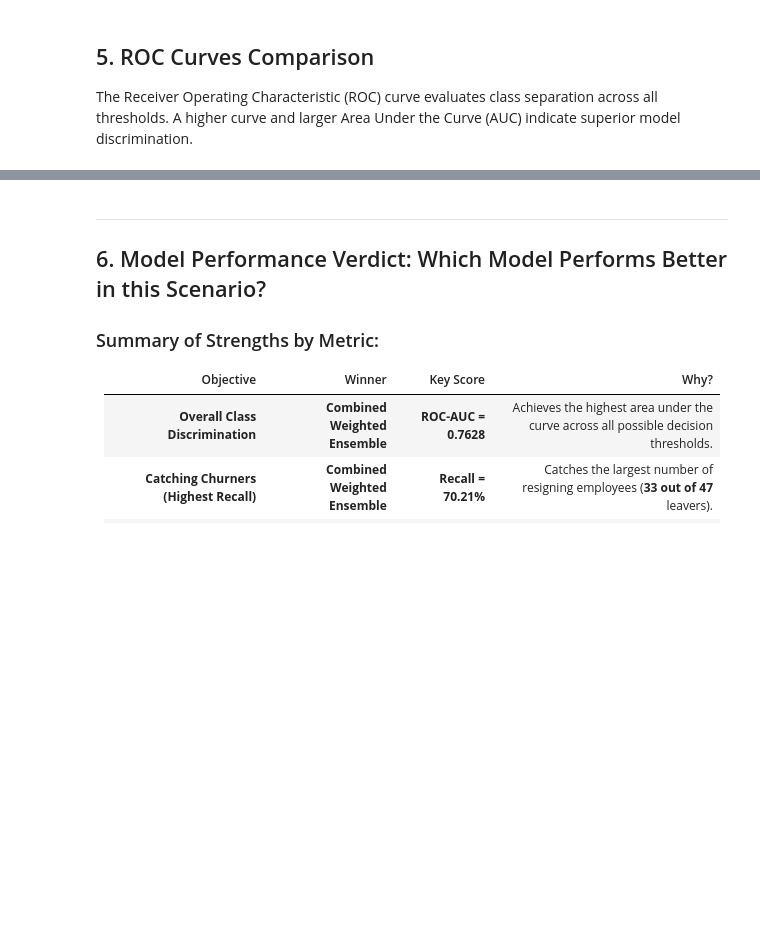
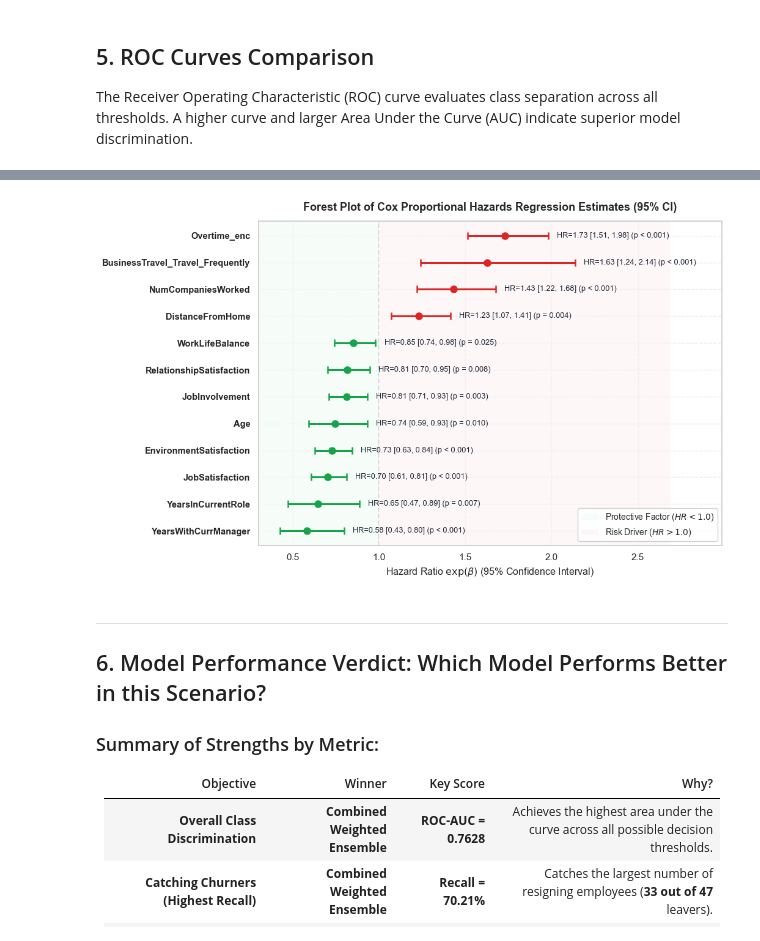
Before and after one commit to Adhii04/Mini-PJT, a Jupyter notebook: Intern_task-1/model_evaluation.ipynb, the cells around one changed output, grey strips where cells are left out. Drawn from its saved outputs; the diff is of its cells as text; code cells hidden in the pictures; blank space fills up the shorter version.

```diff
--- a/Intern_task-1/model_evaluation.ipynb
+++ b/Intern_task-1/model_evaluation.ipynb
@@ -283,3 +513,69 @@ plt.show()
+# %%
+# Forest plot of Cox proportional hazards regression estimates with 95% confidence intervals
+# Dynamically extracted directly from fitted CoxPH model (cph.summary)
+import numpy as np
+import matplotlib.pyplot as plt
+
+# 1. Extract regression coefficients, hazard ratios, 95% CI, and p-values directly from cph
+cph_summary = cph.summary.copy()
+
+# Drop duration variable if present in covariates
+if 'YearsAtCompany' in cph_summary.index:
+    cph_summary = cph_summary.drop(index='YearsAtCompany')
+
+# Select statistically significant features (p < 0.05), sorted by p-value
+sig_features = cph_summary[cph_summary['p'] < 0.05].sort_values(by='p').head(12)
+
+# Sort by hazard ratio for a clean, ordered visual presentation (protective to risk)
+plot_df = sig_features.sort_values(by='exp(coef)', ascending=True)
+
+y_pos = np.arange(len(plot_df))
+hrs = plot_df['exp(coef)'].values
+lows = plot_df['exp(coef) lower 95%'].values
+highs = plot_df['exp(coef) upper 95%'].values
+names = plot_df.index.tolist()
+p_vals = plot_df['p'].values
+
+fig, ax = plt.subplots(figsize=(10.5, 6.5), facecolor='white')
+
+# Reference null line at HR = 1.0
+ax.axvline(1.0, color='#64748B', linestyle='--', linewidth=1.5, zorder=1)
+
+# Shading regions for Protective vs Risk
+x_max = max(highs) + 0.35
+ax.axvspan(0.3, 1.0, facecolor='#F0FDF4', alpha=0.6, label='Protective Factor ($HR < 1.0$)')
+ax.axvspan(1.0, x_max + 0.2, facecolor='#FEF2F2', alpha=0.6, label='Risk Driver ($HR > 1.0$)')
+
+# Plot error bars and points dynamically from data
+for i in range(len(plot_df)):
+    hr = hrs[i]
+    low = lows[i]
+    high = highs[i]
+    p = p_vals[i]
+    col = '#DC2626' if hr > 1.0 else '#16A34A'
+
+    ax.errorbar(hr, y_pos[i], xerr=[[hr - low], [high - hr]],
+                fmt='o', color=col, ecolor=col, elinewidth=2.2, capsize=4.5, capthick=1.8,
+                markersize=8, zorder=4)
+
+    # Format p-value string
+    p_str = '< 0.001' if p < 0.001 else f'= {p:.3f}'
+    ax.text(high + 0.05, y_pos[i], f'HR={hr:.2f} [{low:.2f}, {high:.2f}] (p {p_str})',
+            va='center', fontsize=9.2, color='#1E293B', fontweight='500')
+
+ax.set_yticks(y_pos)
+ax.set_yticklabels(names, fontsize=10.5, fontweight='bold')
+ax.set_xlabel('Hazard Ratio $\\exp(\\beta)$ (95% Confidence Interval)', fontsize=11.5)
+ax.set_xlim([0.3, x_max + 0.5])
+ax.set_title('Forest Plot of Cox Proportional Hazards Regression Estimates (95% CI)',
+             fontsize=13, fontweight='bold', pad=12)
+ax.legend(loc='lower right', frameon=True, facecolor='white', framealpha=0.9, fontsize=10)
+ax.grid(True, linestyle='--', alpha=0.4)
+
+fig.tight_layout()
+plt.show()
+# %% [output]
+[figure, added]
 # %% [markdown]
 ---
 ## 6. Model Performance Verdict: Which Model Performs Better in this Scenario?
```
Also changed, not shown: parts of 10 cells of this notebook, 25 other files.
